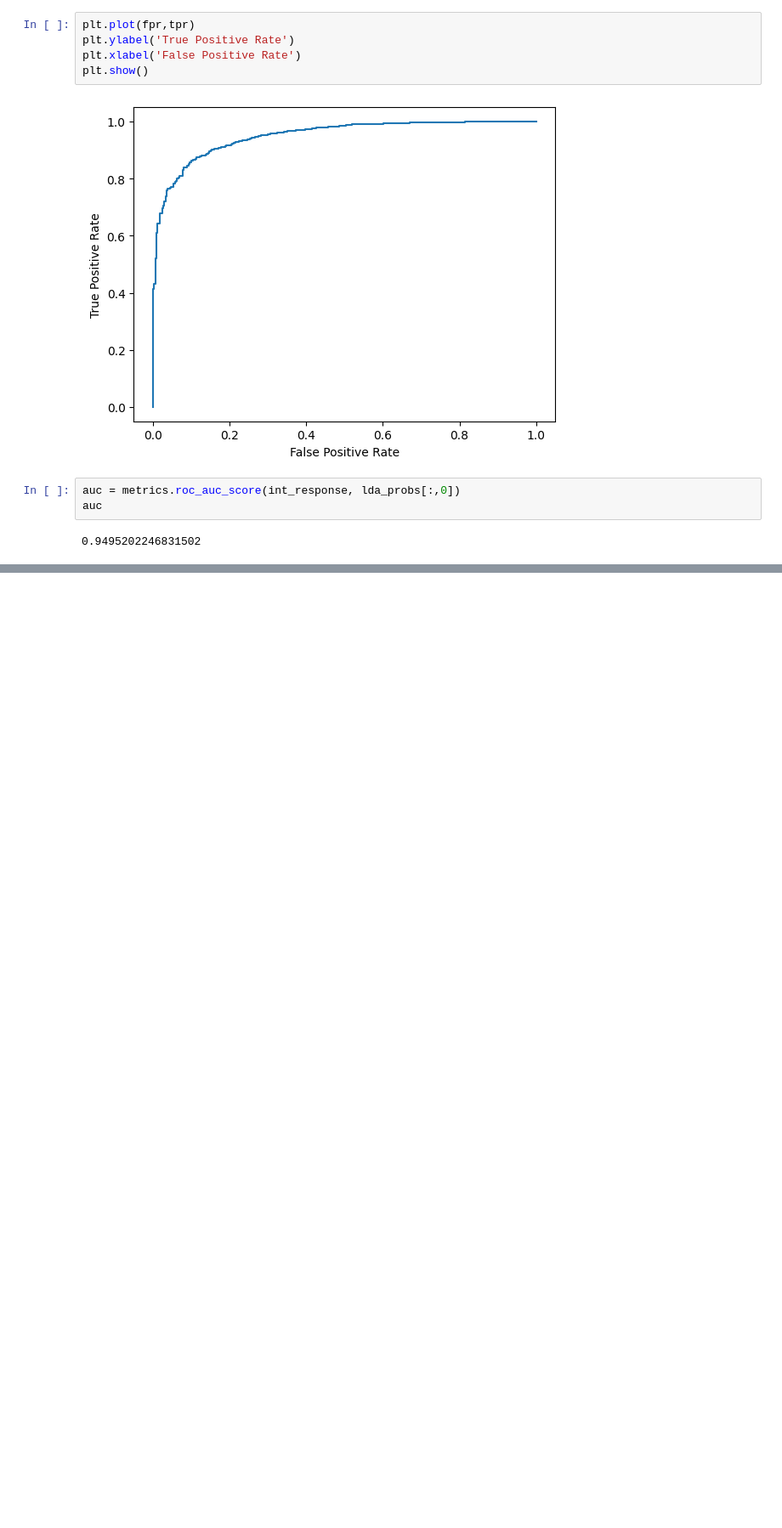
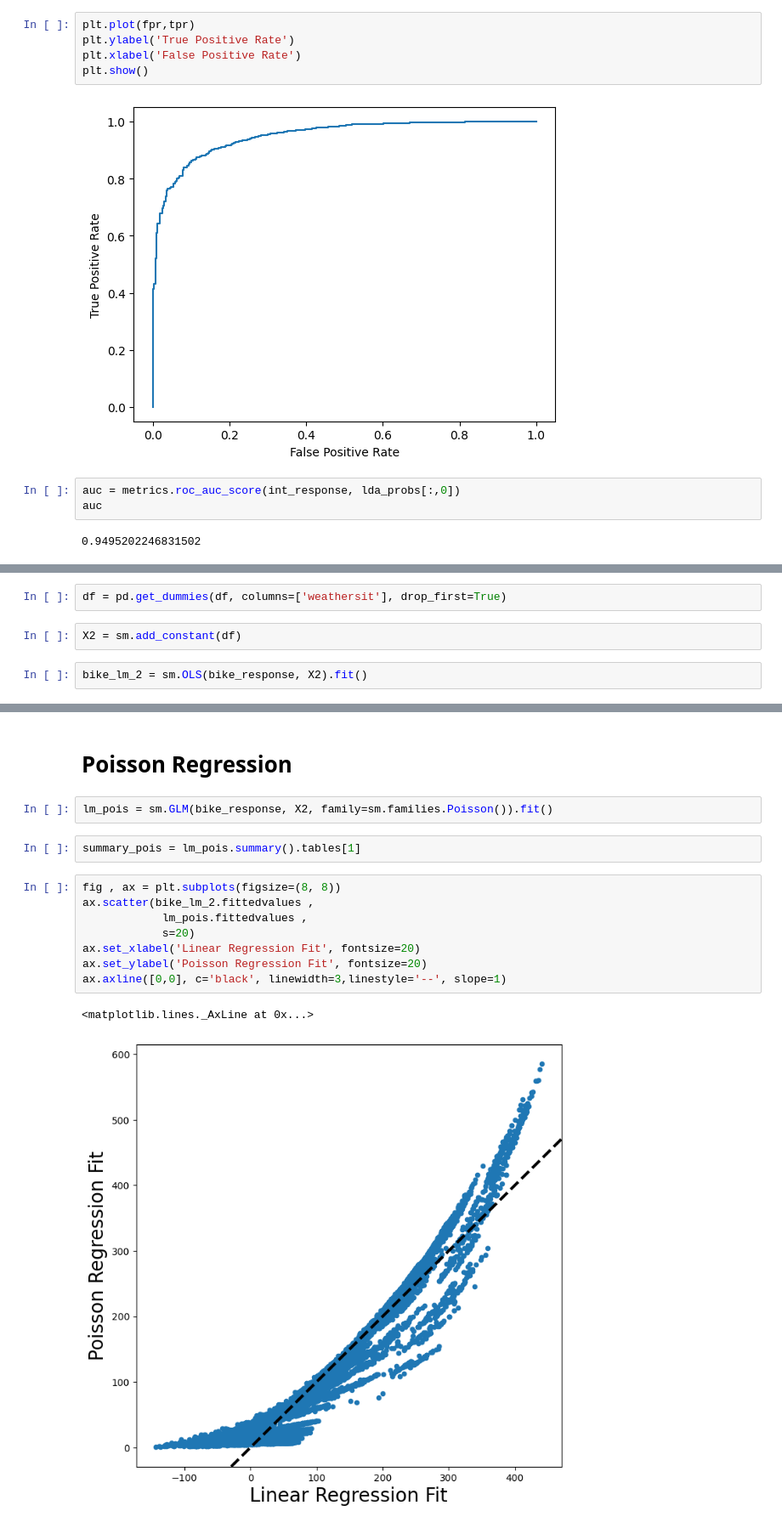
Before and after one commit to bryaneadams/statistical_learning_python, a Jupyter notebook: chapter_4_lab.ipynb, the cells around one changed output, grey strips where cells are left out. Shown at 85% size. Cells and saved outputs as stored; diff of their text form; blank space fills up the shorter version.

Commit message:
added poisson regression and boxplots

```diff
--- a/chapter_4_lab.ipynb
+++ b/chapter_4_lab.ipynb
@@ -650,0 +814,6 @@ auc
+# %%
+df = pd.get_dummies(df, columns=['weathersit'], drop_first=True)
+# %%
+X2 = sm.add_constant(df)
+# %%
+bike_lm_2 = sm.OLS(bike_response, X2).fit()
@@ -650,0 +839,17 @@ auc
+# %% [markdown]
+# Poisson Regression
+# %%
+lm_pois = sm.GLM(bike_response, X2, family=sm.families.Poisson()).fit()
+# %%
+summary_pois = lm_pois.summary().tables[1]
+# %%
+fig , ax = plt.subplots(figsize=(8, 8))
+ax.scatter(bike_lm_2.fittedvalues ,
+            lm_pois.fittedvalues ,
+            s=20)
+ax.set_xlabel('Linear Regression Fit', fontsize=20)
+ax.set_ylabel('Poisson Regression Fit', fontsize=20)
+ax.axline([0,0], c='black', linewidth=3,linestyle='--', slope=1)
+# %% [output]
+<matplotlib.lines._AxLine at 0x...>
+[figure, added]
```
Also changed, not shown: parts of 35 cells of this notebook, 1 other file.
